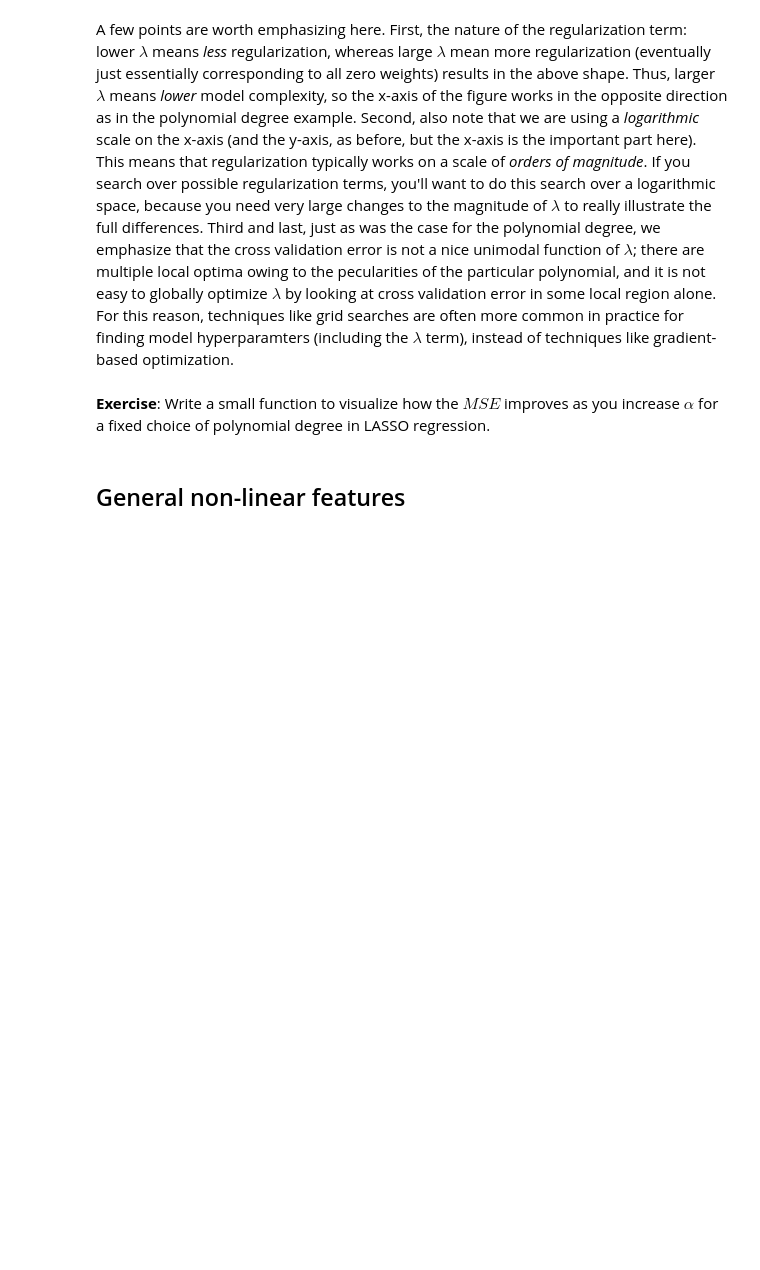
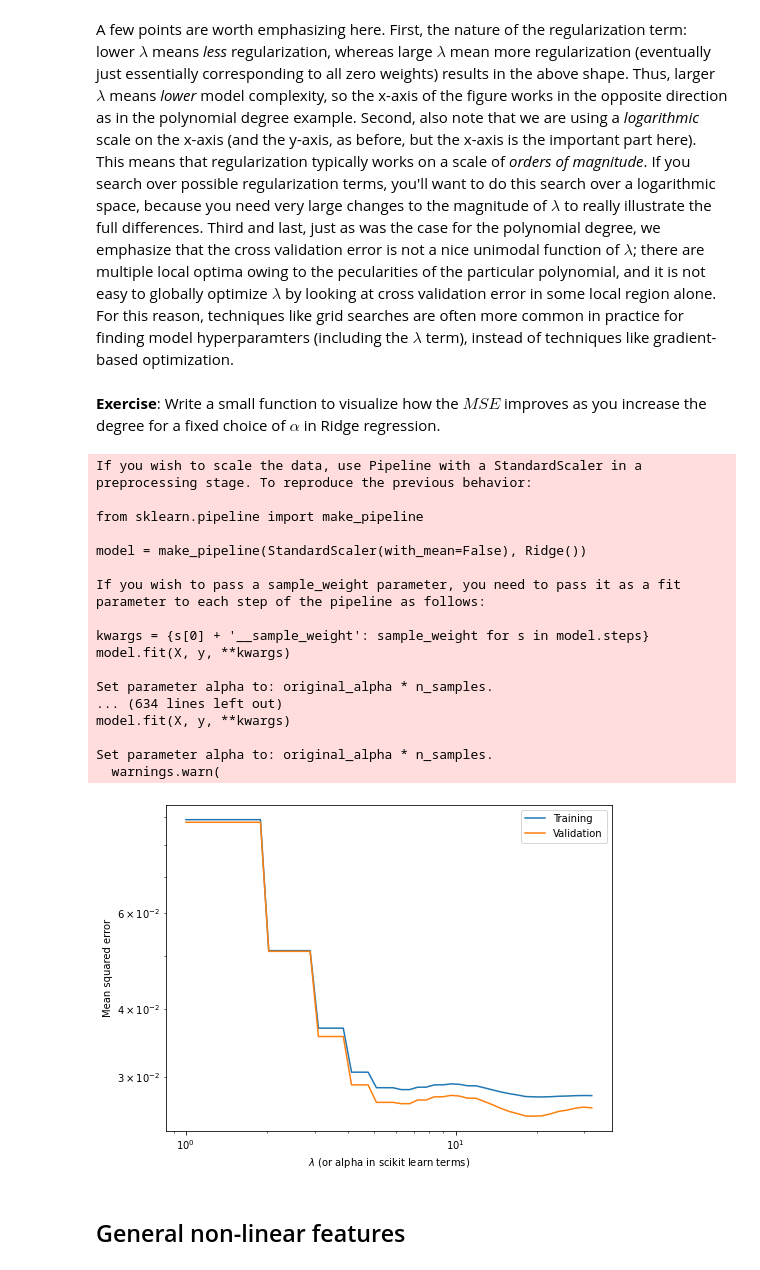
Before and after one commit to IS3UniCologne/DSML_2022, a Jupyter notebook: 03_Workshops/DSML_WS_09_AdvancedRegression/DSML_WS_09_AdvancedRegression.ipynb, the cells around one changed output. Saved outputs shown, nothing was run; the diff lists cells and outputs as text; code cells hidden in the pictures; blank space fills up the shorter version.

```diff
--- a/03_Workshops/DSML_WS_09_AdvancedRegression/DSML_WS_09_AdvancedRegression.ipynb
+++ b/03_Workshops/DSML_WS_09_AdvancedRegression/DSML_WS_09_AdvancedRegression.ipynb
@@ -304,4 +350,4 @@ plot_L2_regression_performance(xp,yp,75)
 # %% [markdown]
 A few points are worth emphasizing here.  First, the nature of the regularization term: lower $\lambda$ means _less_ regularization, whereas large $\lambda$ mean more regularization (eventually just essentially corresponding to all zero weights) results in the above shape.  Thus, larger $\lambda$ means _lower_ model complexity, so the x-axis of the figure works in the opposite direction as in the polynomial degree example.  Second, also note that we are using a _logarithmic_ scale on the x-axis (and the y-axis, as before, but the x-axis is the important part here).  This means that regularization typically works on a scale of _orders of magnitude_.  If you search over possible regularization terms, you'll want to do this search over a logarithmic space, because you need very large changes to the magnitude of $\lambda$ to really illustrate the full differences.  Third and last, just as was the case for the polynomial degree, we emphasize that the cross validation error is not a nice unimodal function of $\lambda$; there are multiple local optima owing to the pecularities of the particular polynomial, and it is not easy to globally optimize $\lambda$ by looking at cross validation error in some local region alone.  For this reason, techniques like grid searches are often more common in practice for finding model hyperparamters (including the $\lambda$ term), instead of techniques like gradient-based optimization.
 # %% [markdown]
-**Exercise**: Write a small function to visualize how the $MSE$ improves as you increase $\alpha$ for a fixed choice of polynomial degree in LASSO regression.
+**Exercise**: Write a small function to visualize how the $MSE$ improves as you increase the degree for a fixed choice of $\alpha$ in Ridge regression.
@@ -313,5 +354,65 @@ def plot_L1_regression_performance (x, y, deg):
+# %%
+# YOUR CODE HERE
+
+def plot_L2_regression_performance (x, y, alpha):
+    err_train = []
+    err_cv = []
+
+    # train test split
+    X_train, X_test, y_train, y_test = train_test_split(x, y)
+
+    # np.logspace generates exponentially spaced values
+    for degree in np.logspace(start=0, stop=5, base=2):
+
+        # create Polynomial Features
+
+        # initialize model
+        Poly = PolynomialFeatures(degree = int(degree))
+
+        # fit and transform xp
+        X_poly = Poly.fit_transform(X_train.reshape(-1,1))
+        X_test_poly = Poly.transform(X_test.reshape(-1, 1))
+
+        # fit model
+        model_L2 = Ridge(alpha = alpha, normalize = True, solver = 'lsqr') # select least squares regression as solver
+
+        model_L2.fit(X_poly, y_train)
+        y_train_pred = model_L2.predict(X_poly)
+        y_pred = model_L2.predict(X_test_poly)
+
+
+        # compute errors
+        err_train.append(mean_squared_error(y_train, y_train_pred))
+        err_cv.append(mean_squared_error(y_test, y_pred))
+
+
+    plt.figure(figsize = (8,6))
+    plt.loglog(np.logspace(start=0, stop=5, base=2), err_train, np.logspace(start=0, stop=5, base=2), err_cv)
+    plt.legend(["Training", "Validation"])
+    plt.xlabel("$\lambda$ (or alpha in scikit learn terms)")
+    plt.ylabel("Mean squared error")
+    plt.show()
 # %%
-plot_L1_regression_performance (xp, yp, 50)
+plot_L2_regression_performance (xp, yp, .1)
+# %% [output]
+If you wish to scale the data, use Pipeline with a StandardScaler in a preprocessing stage. To reproduce the previous behavior:
+
+from sklearn.pipeline import make_pipeline
+
+model = make_pipeline(StandardScaler(with_mean=False), Ridge())
+
+If you wish to pass a sample_weight parameter, you need to pass it as a fit parameter to each step of the pipeline as follows:
+
+kwargs = {s[0] + '__sample_weight': sample_weight for s in model.steps}
+model.fit(X, y, **kwargs)
+
+Set parameter alpha to: original_alpha * n_samples.
+... (634 lines left out)
+model.fit(X, y, **kwargs)
+
+Set parameter alpha to: original_alpha * n_samples.
+  warnings.warn(
+[figure, added]
 # %% [markdown]
 ## General non-linear features
 # %% [markdown]
```
Also changed, not shown: parts of 8 cells of this notebook.
